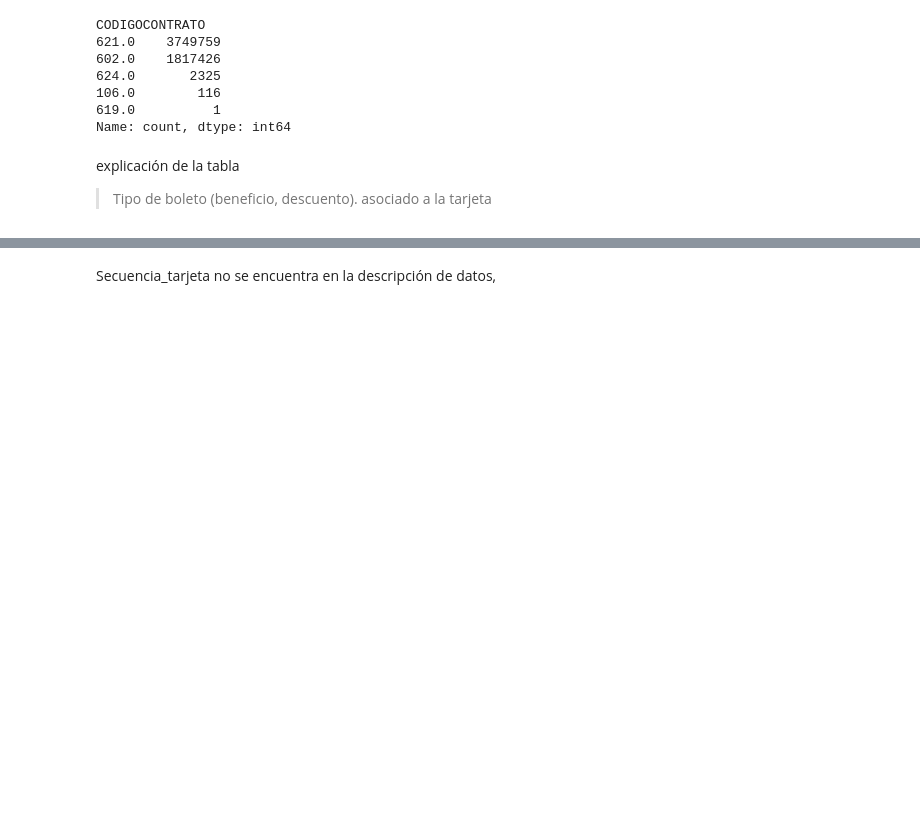
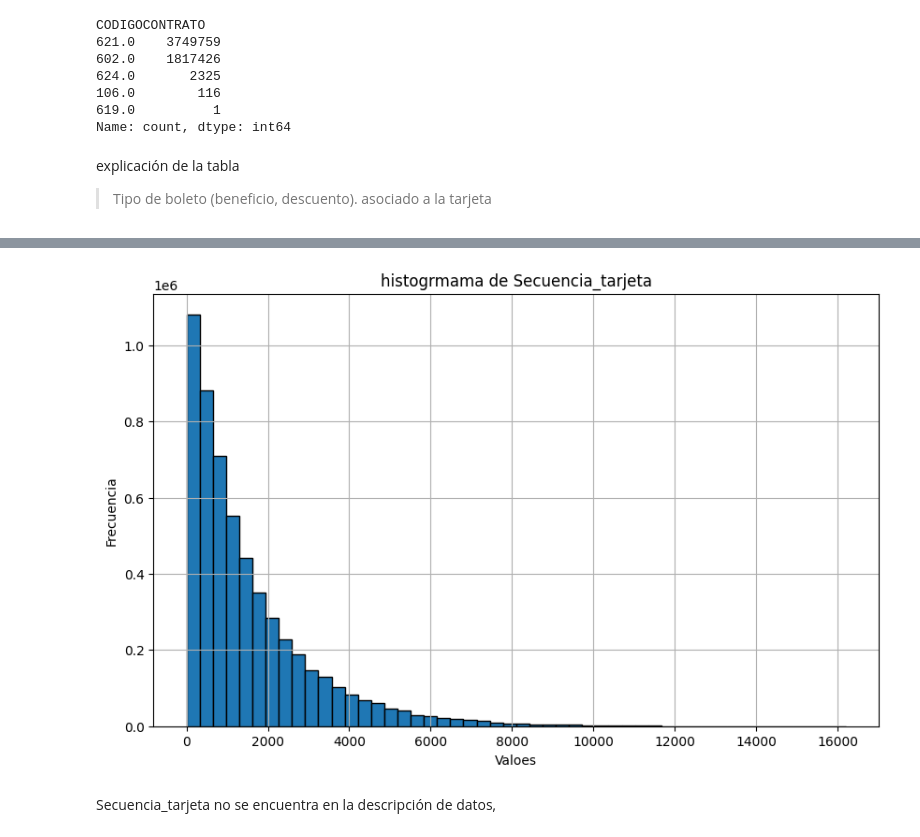
Before and after one commit to Ign4cho/ProyectoBI, a Jupyter notebook: EDA.ipynb, the cells around one changed output, grey strips where cells are left out. Saved outputs shown, nothing was run; the diff lists cells and outputs as text; code cells hidden in the pictures; blank space fills up the shorter version.

```diff
--- a/EDA.ipynb
+++ b/EDA.ipynb
@@ -320,3 +318,7 @@ analyze_column(selected_df, "SECUENCIA_TARJETA")
+# %%
+show_histogram(selected_df, "SECUENCIA_TARJETA", "histogrmama de Secuencia_tarjeta", 'Valoes',"Frecuencia")
+# %% [output]
+[figure, added]
 # %% [markdown]
 Secuencia_tarjeta no se encuentra en la descripción de datos,
 # %%
```
Also changed, not shown: parts of 7 cells of this notebook.
